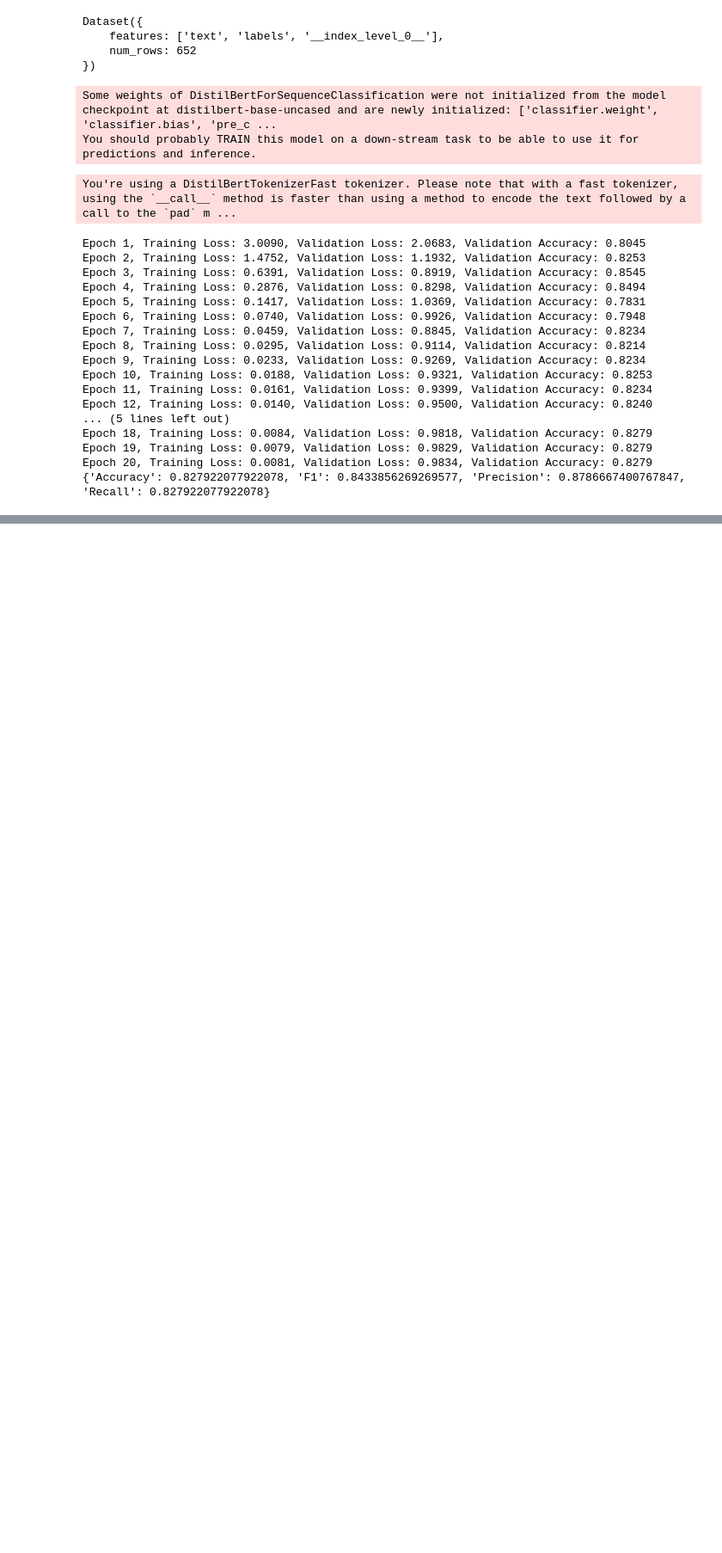
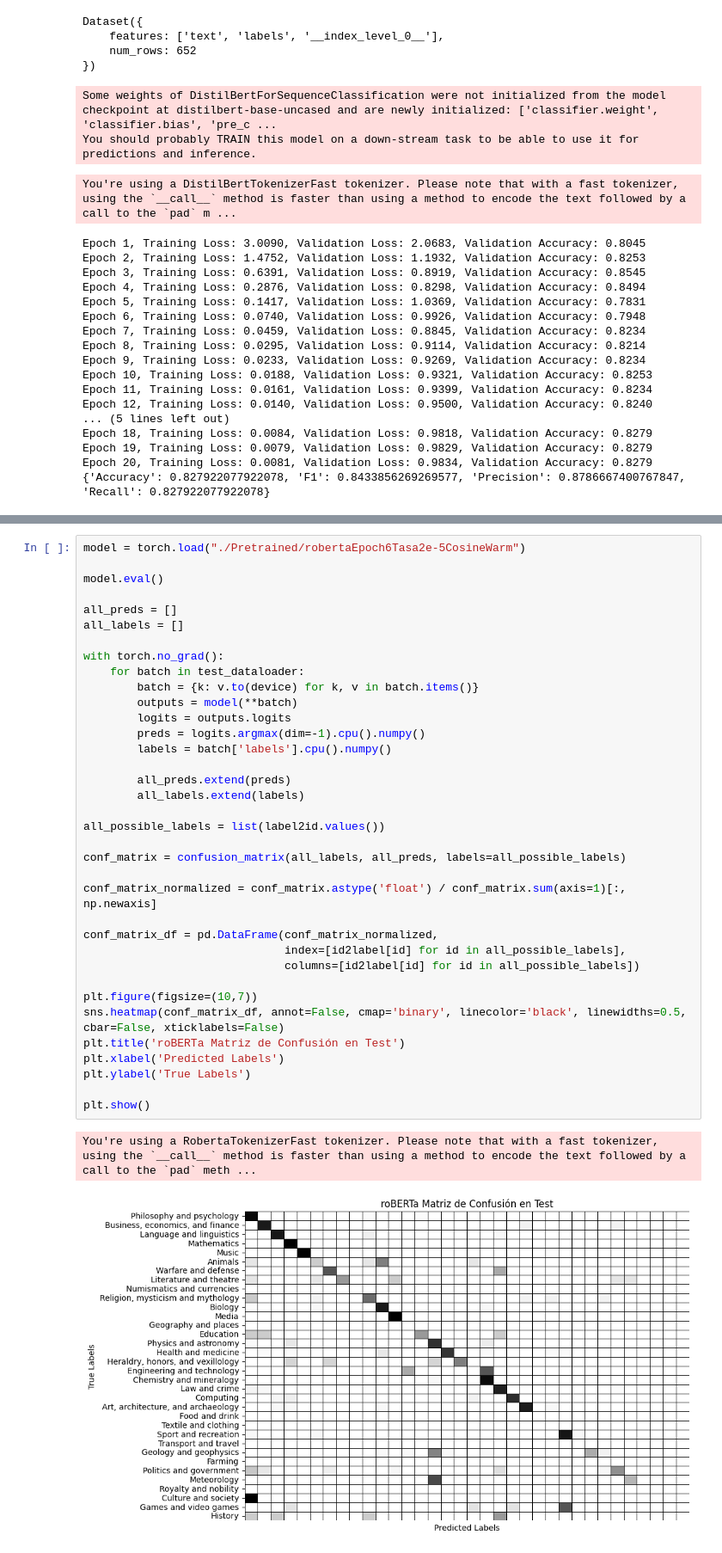
Before and after one commit to JosuBarru/WN-Domains, a Jupyter notebook: codigo/WN-Domains.ipynb, the cells around one changed output, grey strips where cells are left out. Shown at 86% size. Drawn from its saved outputs; the diff is of its cells as text; blank space fills up the shorter version.

```diff
--- a/codigo/WN-Domains.ipynb
+++ b/codigo/WN-Domains.ipynb
@@ -1192,0 +1301,39 @@ Epoch 20, Training Loss: 0.0081, Validation Loss: 0.9834, Validation Accuracy: 0
+# %%
+model = torch.load("./Pretrained/robertaEpoch6Tasa2e-5CosineWarm")
+
+model.eval()
+
+all_preds = []
+all_labels = []
+
+with torch.no_grad():
+    for batch in test_dataloader:
+        batch = {k: v.to(device) for k, v in batch.items()}
+        outputs = model(**batch)
+        logits = outputs.logits
+        preds = logits.argmax(dim=-1).cpu().numpy()
+        labels = batch['labels'].cpu().numpy()
+
+        all_preds.extend(preds)
+        all_labels.extend(labels)
+
+all_possible_labels = list(label2id.values())
+
+conf_matrix = confusion_matrix(all_labels, all_preds, labels=all_possible_labels)
+
+conf_matrix_normalized = conf_matrix.astype('float') / conf_matrix.sum(axis=1)[:, np.newaxis]
+
+conf_matrix_df = pd.DataFrame(conf_matrix_normalized,
+                              index=[id2label[id] for id in all_possible_labels],
+                              columns=[id2label[id] for id in all_possible_labels])
+
+plt.figure(figsize=(10,7))
+sns.heatmap(conf_matrix_df, annot=False, cmap='binary', linecolor='black', linewidths=0.5, cbar=False, xticklabels=False)
+plt.title('roBERTa Matriz de Confusión en Test')
+plt.xlabel('Predicted Labels')
+plt.ylabel('True Labels')
+
+plt.show()
+# %% [output]
+You're using a RobertaTokenizerFast tokenizer. Please note that with a fast tokenizer, using the `__call__` method is faster than using a method to encode the text followed by a call to the `pad` meth ...
+[figure, added]
```
Also changed, not shown: parts of 9 cells of this notebook, 1 other file.
